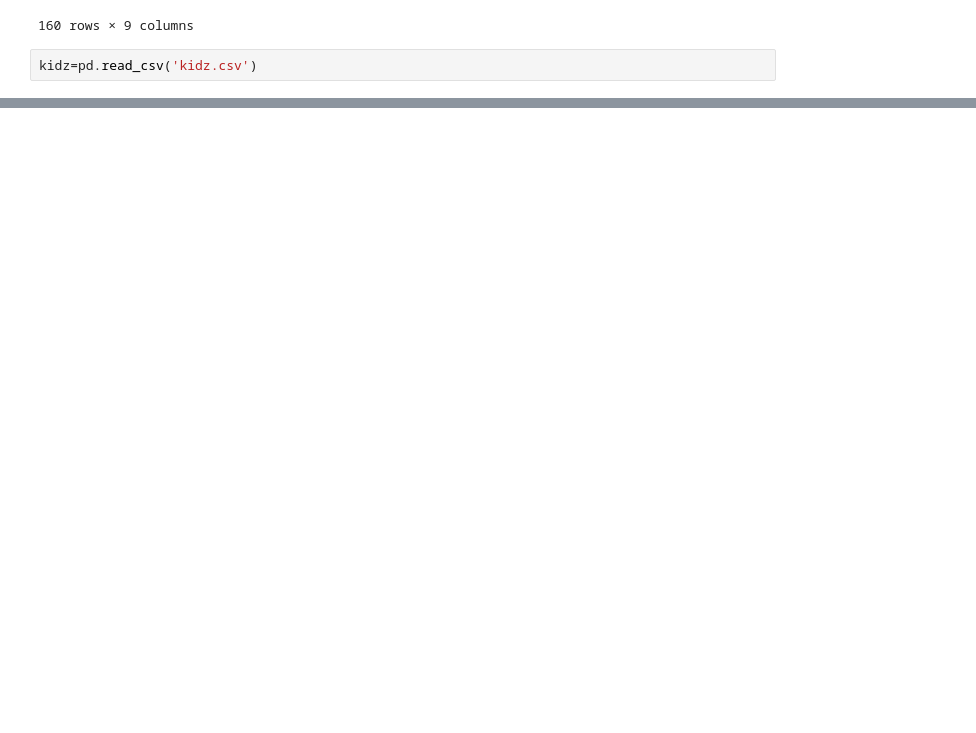
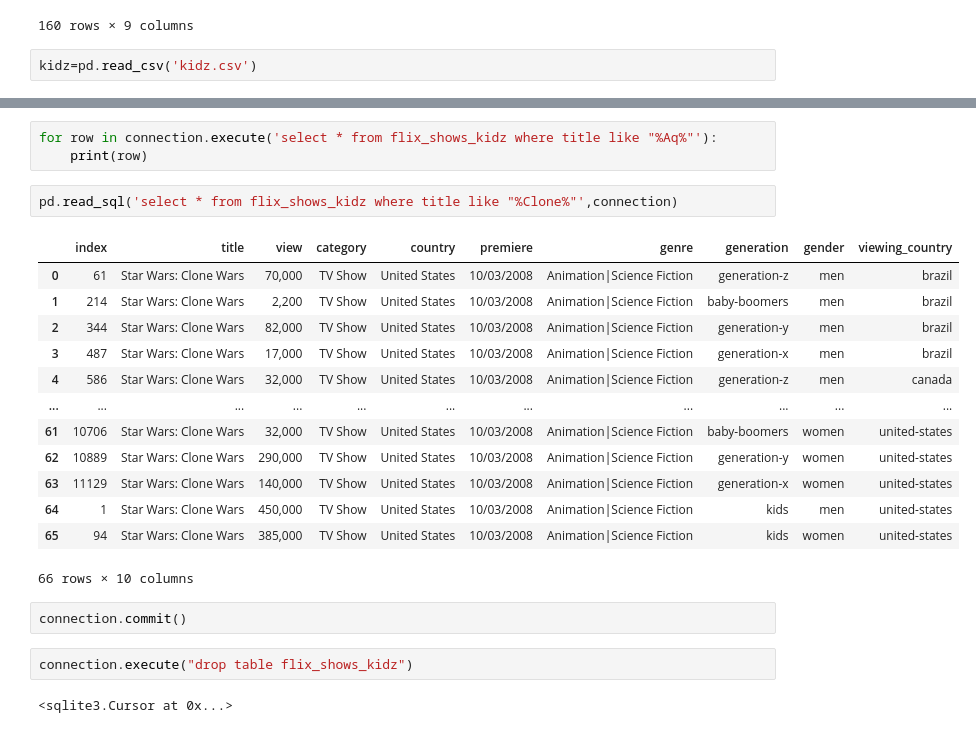
Before and after one commit to julia-claira/Show_Dashboard, a Jupyter notebook: jupyter/add_kids_cat.ipynb, the cells around one changed output, grey strips where cells are left out. Saved outputs shown, nothing was run; the diff lists cells and outputs as text; blank space fills up the shorter version.

```diff
--- a/jupyter/add_kids_cat.ipynb
+++ b/jupyter/add_kids_cat.ipynb
@@ -128,0 +177,25 @@ b.to_sql('flix_shows_kidz', connection, if_exists='fail')
+# %%
+for row in connection.execute('select * from flix_shows_kidz where title like "%Aq%"'):
+    print(row)
+# %%
+pd.read_sql('select * from flix_shows_kidz where title like "%Clone%"',connection)
+# %% [output]
+|  | index | title | view | category | country | premiere | genre | generation | gender | viewing_country |
+| 0 | 61 | Star Wars: Clone Wars | 70,000 | TV Show | United States | 10/03/2008 | Animation|Science Fiction | generation-z | men | brazil |
+| 1 | 214 | Star Wars: Clone Wars | 2,200 | TV Show | United States | 10/03/2008 | Animation|Science Fiction | baby-boomers | men | brazil |
+| 2 | 344 | Star Wars: Clone Wars | 82,000 | TV Show | United States | 10/03/2008 | Animation|Science Fiction | generation-y | men | brazil |
+| 3 | 487 | Star Wars: Clone Wars | 17,000 | TV Show | United States | 10/03/2008 | Animation|Science Fiction | generation-x | men | brazil |
+| 4 | 586 | Star Wars: Clone Wars | 32,000 | TV Show | United States | 10/03/2008 | Animation|Science Fiction | generation-z | men | canada |
+| ... | ... | ... | ... | ... | ... | ... | ... | ... | ... | ... |
+| 61 | 10706 | Star Wars: Clone Wars | 32,000 | TV Show | United States | 10/03/2008 | Animation|Science Fiction | baby-boomers | women | united-states |
+| 62 | 10889 | Star Wars: Clone Wars | 290,000 | TV Show | United States | 10/03/2008 | Animation|Science Fiction | generation-y | women | united-states |
+| 63 | 11129 | Star Wars: Clone Wars | 140,000 | TV Show | United States | 10/03/2008 | Animation|Science Fiction | generation-x | women | united-states |
+| 64 | 1 | Star Wars: Clone Wars | 450,000 | TV Show | United States | 10/03/2008 | Animation|Science Fiction | kids | men | united-states |
+| 65 | 94 | Star Wars: Clone Wars | 385,000 | TV Show | United States | 10/03/2008 | Animation|Science Fiction | kids | women | united-states |
+66 rows × 10 columns
+# %%
+connection.commit()
+# %%
+connection.execute("drop table flix_shows_kidz")
+# %% [output]
+<sqlite3.Cursor at 0x...>
```
Also changed, not shown: parts of 14 cells of this notebook, 10 other files.
